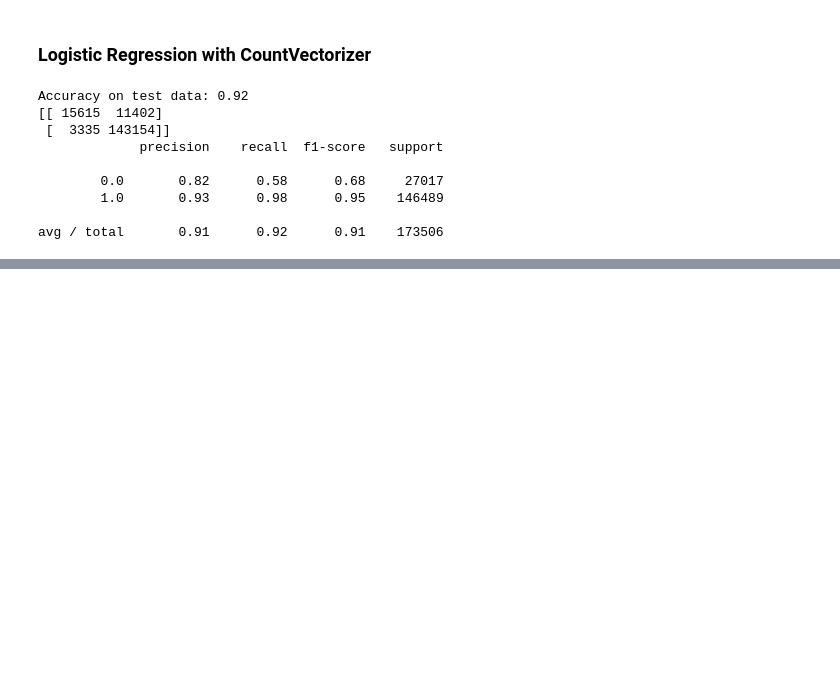
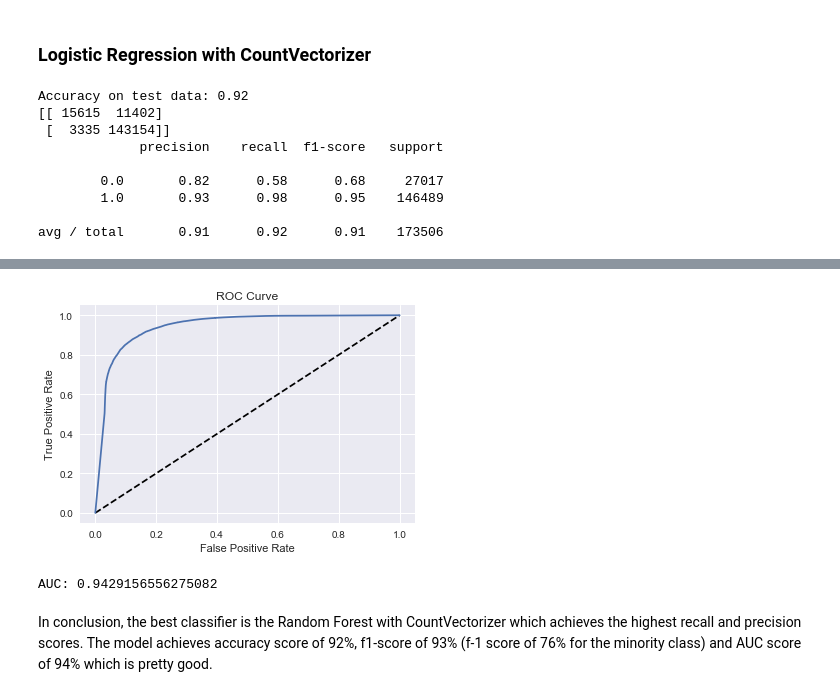
Before and after one commit to Tsolmon17/Springboard-Coursework, a Jupyter notebook: capstone-project2/capstone-project2.ipynb, the cells around one changed output, grey strips where cells are left out. Saved outputs shown, nothing was run; the diff lists cells and outputs as text; code cells hidden in the pictures; blank space fills up the shorter version.

```diff
--- a/capstone-project2/capstone-project2.ipynb
+++ b/capstone-project2/capstone-project2.ipynb
@@ -393,0 +376,19 @@ avg / total       0.91      0.92      0.91    173506
+# %%
+from sklearn.ensemble import RandomForestClassifier
+
+# Create the classifier
+clf = RandomForestClassifier()
+
+# Fit the classifier
+clf.fit(count_train,y_train)
+
+# Predict the labels of the test set: y_pred
+y_pred = clf.predict(count_test)
+
+# print accuracy score
+accuracy = clf.score(count_test,y_test)
+print("Random Forest accuracy:",accuracy)
+
+# print the confusion matrix and classification report
+print(confusion_matrix(y_test, y_pred))
+print(classification_report(y_test, y_pred))
@@ -393,0 +405,27 @@ avg / total       0.91      0.92      0.91    173506
+# %%
+# Import necessary modules
+from sklearn.metrics import roc_curve
+from sklearn.metrics import roc_auc_score
+
+# Compute predicted probabilities: y_pred_prob
+y_pred_prob = clf.predict_proba(count_test)[:,1]
+
+# Generate ROC curve values: fpr, tpr, thresholds
+fpr, tpr, thresholds = roc_curve(y_test, y_pred_prob)
+
+# Plot ROC curve
+plt.plot([0, 1], [0, 1], 'k--')
+plt.plot(fpr, tpr)
+plt.xlabel('False Positive Rate')
+plt.ylabel('True Positive Rate')
+plt.title('ROC Curve')
+plt.show()
+# %% [output]
+[figure, added]
+# %%
+# Compute and print AUC score
+print("AUC: {}".format(roc_auc_score(y_test, y_pred_prob)))
+# %% [output]
+AUC: 0.9429156556275082
+# %% [markdown]
+In conclusion, the best classifier is the Random Forest with CountVectorizer which achieves the highest recall and precision scores. The model achieves accuracy score of 92%, f1-score of 93% (f-1 score of 76% for the minority class) and AUC score of 94% which is pretty good.
```
Also changed, not shown: parts of 9 cells of this notebook, 1 other file.
